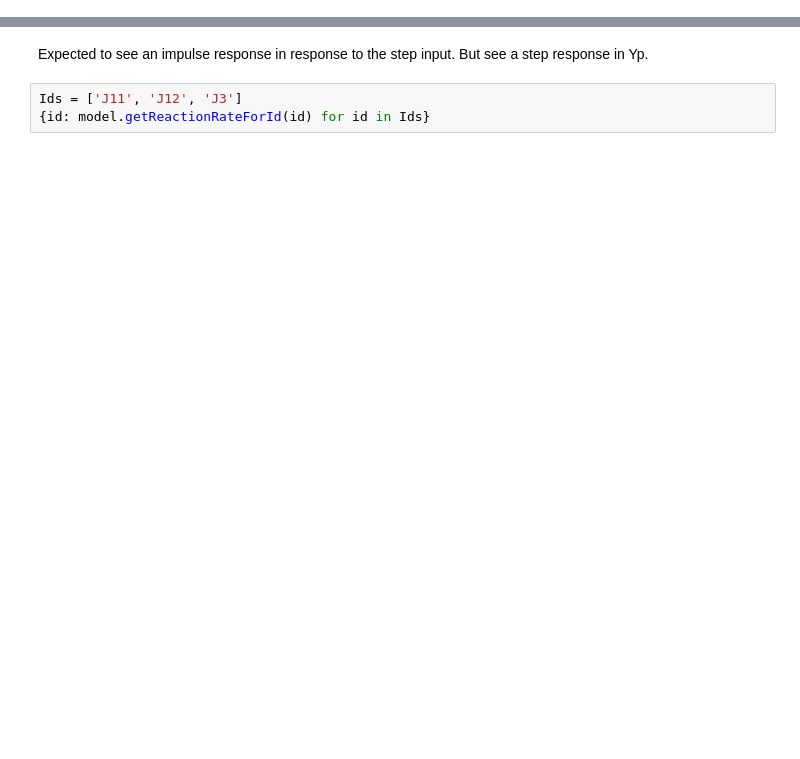
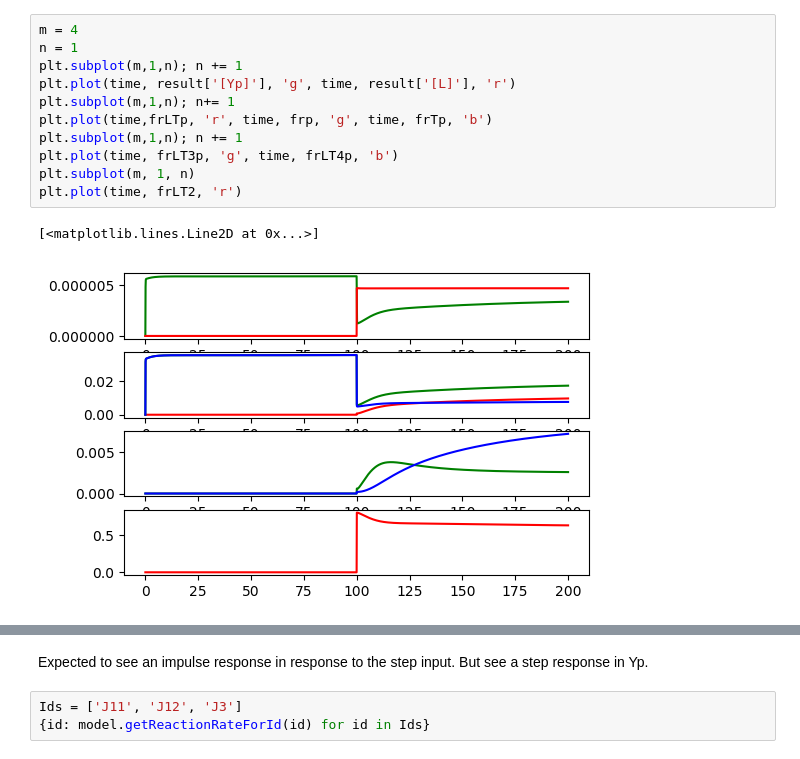
Before and after one commit to ScienceStacks/BioCellControl, a Jupyter notebook: Analysis/chemotaxis.ipynb, the cells around one changed output, grey strips where cells are left out. Drawn from its saved outputs; the diff is of its cells as text; blank space fills up the shorter version.

```diff
--- a/Analysis/chemotaxis.ipynb
+++ b/Analysis/chemotaxis.ipynb
@@ -4,0 +96,14 @@ Analyze states of T: by p, by Me, by L. Show evolution of fractions over time.
+# %%
+m = 4
+n = 1
+plt.subplot(m,1,n); n += 1
+plt.plot(time, result['[Yp]'], 'g', time, result['[L]'], 'r')
+plt.subplot(m,1,n); n+= 1
+plt.plot(time,frLTp, 'r', time, frp, 'g', time, frTp, 'b')
+plt.subplot(m,1,n); n += 1
+plt.plot(time, frLT3p, 'g', time, frLT4p, 'b')
+plt.subplot(m, 1, n)
+plt.plot(time, frLT2, 'r')
+# %% [output]
+[<matplotlib.lines.Line2D at 0x...>]
+[figure, added]
```
Also changed, not shown: parts of 13 cells of this notebook, 2 other files.
